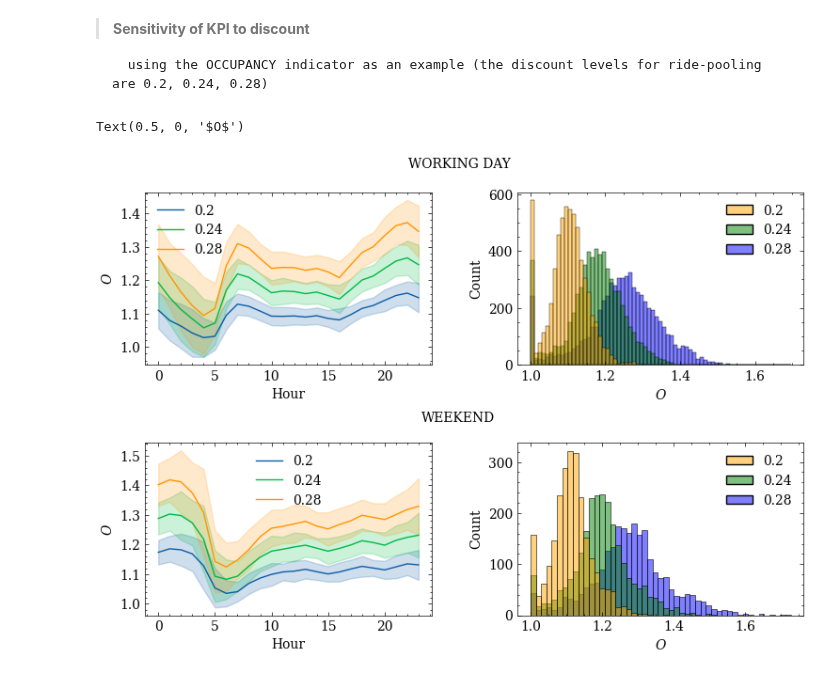
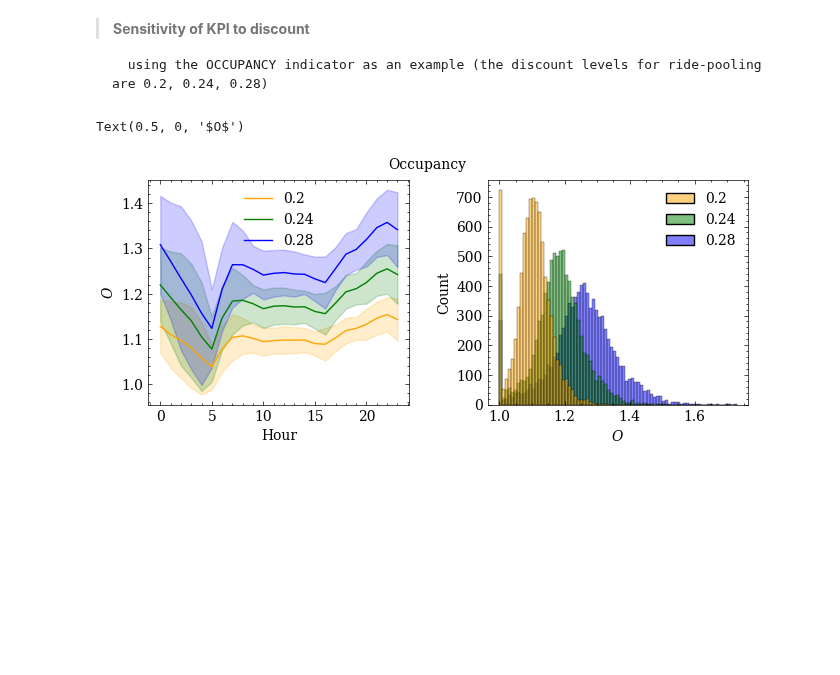
Before and after one commit to OlhaShulikaUJ/ExMAS-plotting, a Jupyter notebook: NYC KPI DA.ipynb, the cells around one changed output. Saved outputs shown, nothing was run; the diff lists cells and outputs as text; code cells hidden in the pictures; blank space fills up the shorter version.

```diff
--- a/NYC KPI DA.ipynb
+++ b/NYC KPI DA.ipynb
@@ -26,6 +26,8 @@ df['del_VehHourTrav']=abs(df['VehHourTrav']-df['VehHourTrav_ns'])/df['VehHourTra
 df['del_PassUtility']=abs((df['PassUtility']-df['PassUtility_ns'])/df['PassUtility_ns'])      # KPI2: travellers utility gains
 df['Occupancy']=df['PassHourTrav']/df['VehHourTrav']                                       # KPI4: occupancy
 df['del_PassHourTrav']=abs((df['PassHourTrav']-df['PassHourTrav_ns'])/df['PassHourTrav_ns'])  # KPI5: passenger hours increase
+# %%
+df['Trips']=df['Demand_size']*2 #the number of trips equals the demand for half an hour multiplied by 2
 # %% [markdown]
 > **THE CRITICAL MASS**
 # %%
@@ -292,60 +319,37 @@ df1['del_PassHourTrav']=abs((df1['PassHourTrav_ns']-df1['PassHourTrav'])/df1['Pa
 # %%
 from cycler import cycler
 # %%
-fig = plt.figure(figsize=(7, 6))
-ax1 = plt.subplot2grid((2,2), (0,0)) # Occupancy with standard deviation. Working day
-ax2 = plt.subplot2grid((2,2), (0,1))
-ax3 = plt.subplot2grid((2,2), (1,0)) # Occupancy with standard deviation. Weekend
-ax4 = plt.subplot2grid((2,2), (1,1))
+fig = plt.figure(figsize=(6, 3))
+ax1 = plt.subplot2grid((1,2), (0,0)) # Occupancy with standard deviation. Working day
+ax2 = plt.subplot2grid((1,2), (0,1))
 
-plt.suptitle('WORKING DAY', x=0.5, y=0.95, ha='left', va='center', fontsize=10)
-plt.figtext(0.52, 0.5, 'WEEKEND', ha='left', va='center', fontsize=10)
-
+plt.suptitle('Occupancy', x=0.5, y=0.95, ha='left', va='center', fontsize=10)
 plt.subplots_adjust(left=0.1,
                     bottom=0.15,
                     right=1.1,
                     top=0.9,
                     wspace=0.3,
                     hspace=0.45)
 
 plt.rc('axes', prop_cycle=(cycler('color', ['orange', 'green', 'blue'])))
 ax=ax1
 df1['hour'] = df1.Start_time.dt.hour
 for d in df1.shared_discount.unique():
-    to_plot = df1[(df1.Start_time.dt.dayofweek.isin([0,1,2,3,4])) & (df1.shared_discount == d)]
+    to_plot = df1[(df1.Start_time.dt.dayofweek.isin([0,1,2,3,4,5,6])) & (df1.shared_discount == d)]
     sns.lineplot(data = to_plot, x = 'hour', y = 'Occupancy', ax = ax, label = d, errorbar ='sd', linewidth=1.0)
 ax1.set_xlabel('Hour', fontsize=10)
 ax1.set_ylabel("$O$")
 
 ax=ax2
 for d in df.shared_discount.unique():
-    to_plot = df1[(df1.Start_time.dt.dayofweek.isin([0,1,2,3,4]))]
+    to_plot = df1[(df1.Start_time.dt.dayofweek.isin([0,1,2,3,4,5,6]))]
     sns.histplot(data = to_plot, x = 'Occupancy', hue = 'shared_discount', palette=['orange', 'green', 'blue'], ax = ax)
     to_plot.Start_time.dt.dayofweek.unique()
 legend = ax2.get_legend()
 handles = legend.legendHandles
 legend.remove()
 ax2.legend(handles, ['0.2', '0.24', '0.28'], title=False)
 ax2.set_xlabel("$O$", fontsize=10)
-
-ax=ax3
-df1['hour'] = df1.Start_time.dt.hour
-for d in df1.shared_discount.unique():
-    to_plot = df1[(df1.Start_time.dt.dayofweek.isin([5,6])) & (df1.shared_discount == d)]
-    sns.lineplot(data = to_plot, x = 'hour', y = 'Occupancy', ax = ax, label = d, errorbar ='sd', linewidth=1.0)
-ax3.set_xlabel('Hour', fontsize=10)
-ax3.set_ylabel("$O$")
-
-ax=ax4
-for d in df.shared_discount.unique():
-    to_plot = df1[(df1.Start_time.dt.dayofweek.isin([5,6]))]
-    sns.histplot(data = to_plot, x = 'Occupancy', hue = 'shared_discount', palette=['orange', 'green', 'blue'], ax = ax)
-    to_plot.Start_time.dt.dayofweek.unique()
-legend = ax4.get_legend()
-handles = legend.legendHandles
-legend.remove()
-ax4.legend(handles, ['0.2', '0.24', '0.28'], title=False)
-ax4.set_xlabel("$O$", fontsize=10)
 # %% [output]
 Text(0.5, 0, '$O$')
-[figure, old version]
+[figure, new version]
```
Also changed, not shown: parts of 6 cells of this notebook.
